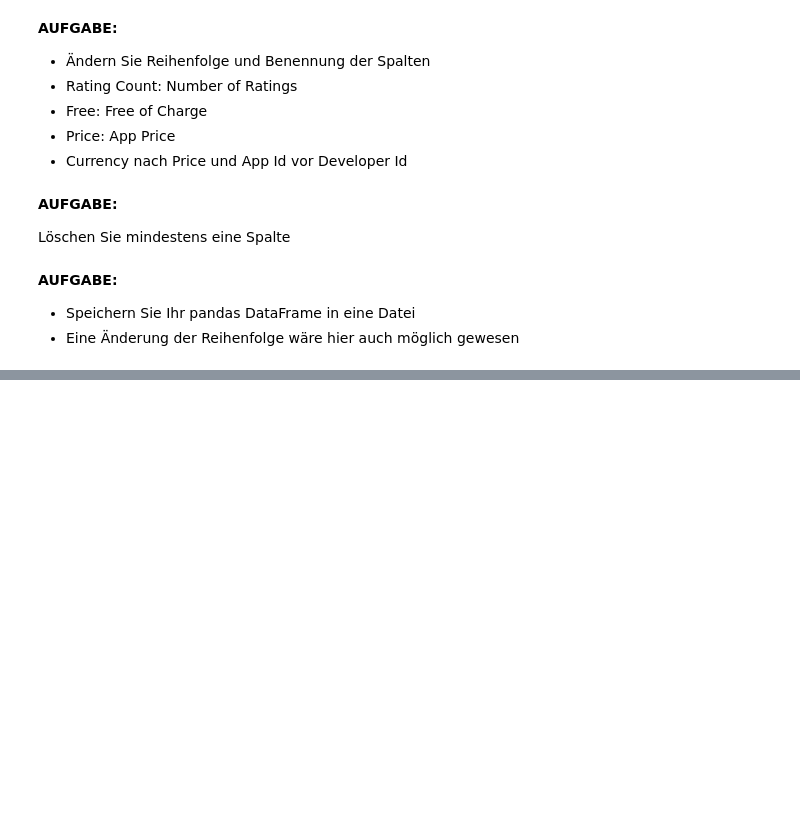
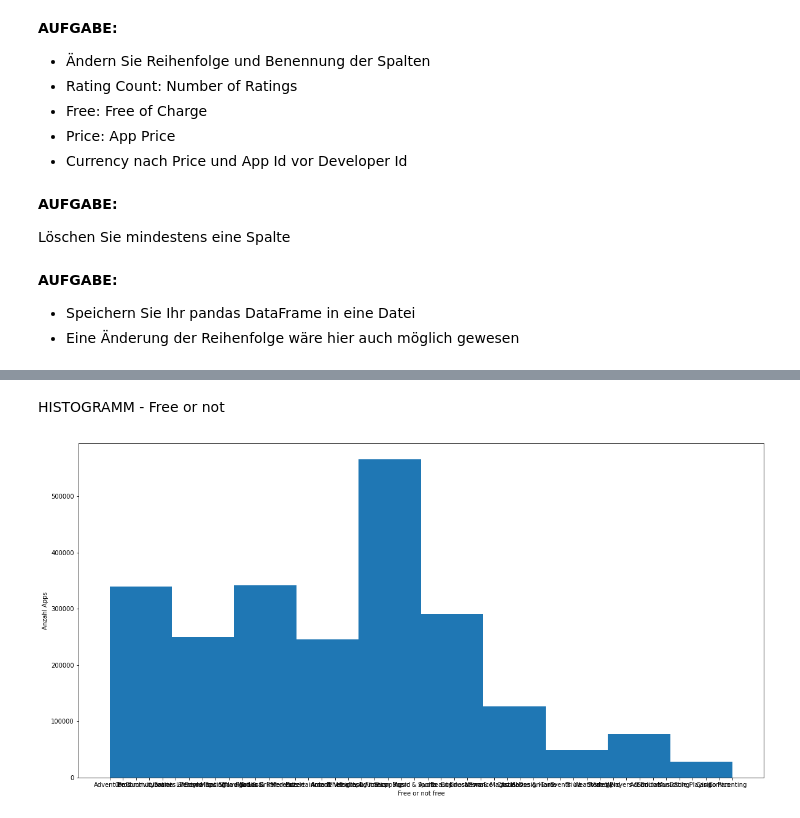
Before and after one commit to Wangi2901/data-analytics, a Jupyter notebook: GooglePlaystore.ipynb, the cells around one changed output, grey strips where cells are left out. Saved outputs shown, nothing was run; the diff lists cells and outputs as text; code cells hidden in the pictures; blank space fills up the shorter version.

```diff
--- a/GooglePlaystore.ipynb
+++ b/GooglePlaystore.ipynb
@@ -154,0 +187,14 @@ apps_after_1st_req.to_csv('Daten/Google-Playstore.csv')
+# %% [markdown]
+HISTOGRAMM - Free or not
+# %%
+
+
+fig, ax = plt.subplots(figsize=(20,10))
+
+ax.set_xlabel('Free or not free')
+ax.set_ylabel('Anzahl Apps')
+
+ax.hist(apps['Category'])
+plt.show()
+# %% [output]
+[figure, added]
```
Also changed, not shown: parts of 3 cells of this notebook.
